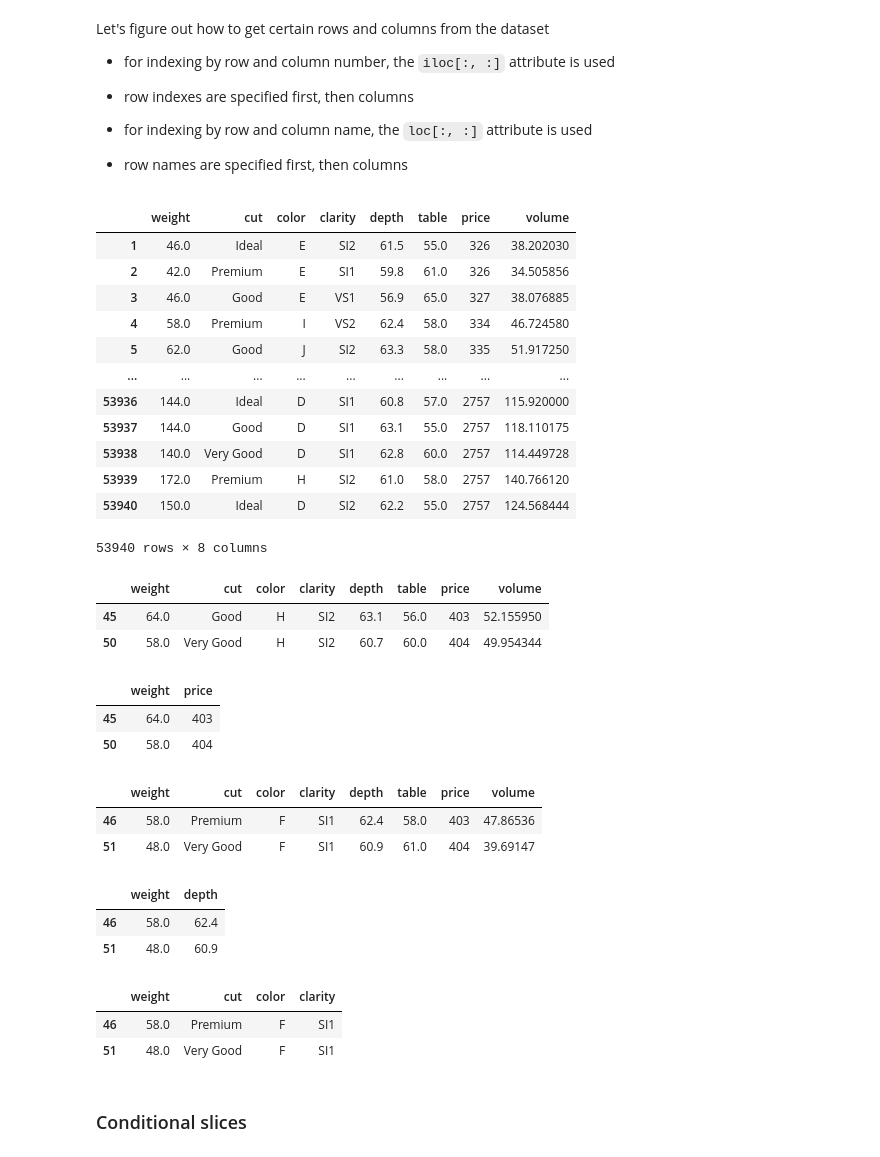
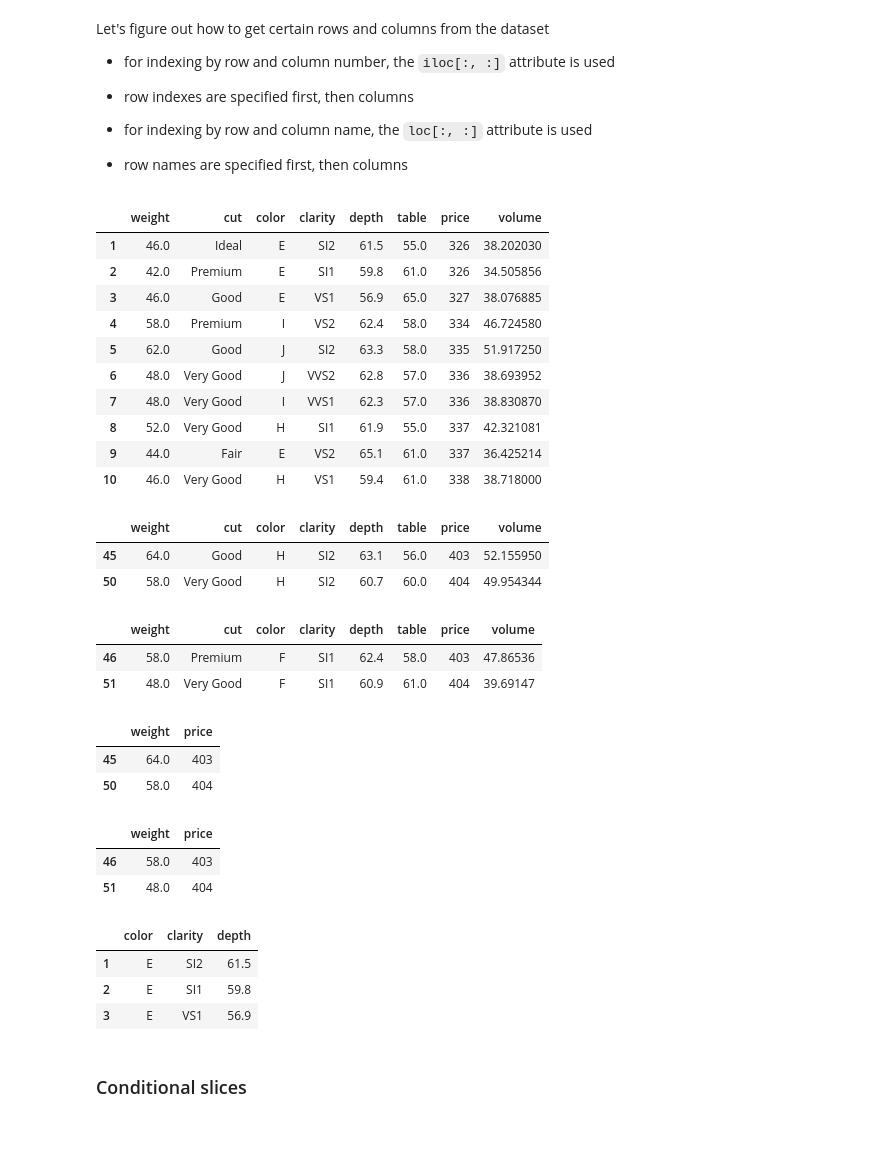
Before and after one commit to ilyaaaaaaaa/-Data_Analysis_HSE-UoL_IR.github.io, a Jupyter notebook: sems/sem071_pandas_intro.ipynb, the cells around one changed output. Drawn from its saved outputs; the diff is of its cells as text; code cells hidden in the pictures.

```diff
--- a/sems/sem071_pandas_intro.ipynb
+++ b/sems/sem071_pandas_intro.ipynb
@@ -680,21 +714,19 @@ Let's figure out how to get certain rows and columns from the dataset
 - row names are specified first, then columns
 # %%
 # indexes from 1 to 53940
-df
+df[:10]
 # %% [output]
 |  | weight | cut | color | clarity | depth | table | price | volume |
 | 1 | 46.0 | Ideal | E | SI2 | 61.5 | 55.0 | 326 | 38.202030 |
 | 2 | 42.0 | Premium | E | SI1 | 59.8 | 61.0 | 326 | 34.505856 |
 | 3 | 46.0 | Good | E | VS1 | 56.9 | 65.0 | 327 | 38.076885 |
 | 4 | 58.0 | Premium | I | VS2 | 62.4 | 58.0 | 334 | 46.724580 |
 | 5 | 62.0 | Good | J | SI2 | 63.3 | 58.0 | 335 | 51.917250 |
-| ... | ... | ... | ... | ... | ... | ... | ... | ... |
-| 53936 | 144.0 | Ideal | D | SI1 | 60.8 | 57.0 | 2757 | 115.920000 |
-| 53937 | 144.0 | Good | D | SI1 | 63.1 | 55.0 | 2757 | 118.110175 |
-| 53938 | 140.0 | Very Good | D | SI1 | 62.8 | 60.0 | 2757 | 114.449728 |
-| 53939 | 172.0 | Premium | H | SI2 | 61.0 | 58.0 | 2757 | 140.766120 |
-| 53940 | 150.0 | Ideal | D | SI2 | 62.2 | 55.0 | 2757 | 124.568444 |
+| 6 | 48.0 | Very Good | J | VVS2 | 62.8 | 57.0 | 336 | 38.693952 |
+| 7 | 48.0 | Very Good | I | VVS1 | 62.3 | 57.0 | 336 | 38.830870 |
+| 8 | 52.0 | Very Good | H | SI1 | 61.9 | 55.0 | 337 | 42.321081 |
+| 9 | 44.0 | Fair | E | VS2 | 65.1 | 61.0 | 337 | 36.425214 |
+| 10 | 46.0 | Very Good | H | VS1 | 59.4 | 61.0 | 338 | 38.718000 |
-53940 rows × 8 columns
 # %%
 # exactly 45 and 50 indexes
 df.loc[[45,50]]
@@ -702,6 +734,13 @@ df.loc[[45,50]]
 |  | weight | cut | color | clarity | depth | table | price | volume |
 | 45 | 64.0 | Good | H | SI2 | 63.1 | 56.0 | 403 | 52.155950 |
 | 50 | 58.0 | Very Good | H | SI2 | 60.7 | 60.0 | 404 | 49.954344 |
+# %%
+# indexes on the account 45 and 50 on the account from 0
+df.iloc[[45,50]]
+# %% [output]
+|  | weight | cut | color | clarity | depth | table | price | volume |
+| 46 | 58.0 | Premium | F | SI1 | 62.4 | 58.0 | 403 | 47.86536 |
+| 51 | 48.0 | Very Good | F | SI1 | 60.9 | 61.0 | 404 | 39.69147 |
 # %%
 # you can take part of the columns
 df.loc[[45,50], ['weight','price']]
@@ -709,27 +748,21 @@ df.loc[[45,50], ['weight','price']]
 |  | weight | price |
 | 45 | 64.0 | 403 |
 | 50 | 58.0 | 404 |
-# %%
-# indexes on the account 45 and 50 on the account from 0
-df.iloc[[45,50]]
-# %% [output]
-|  | weight | cut | color | clarity | depth | table | price | volume |
-| 46 | 58.0 | Premium | F | SI1 | 62.4 | 58.0 | 403 | 47.86536 |
-| 51 | 48.0 | Very Good | F | SI1 | 60.9 | 61.0 | 404 | 39.69147 |
 # %%
 # adding columns
-df.iloc[[45,50], [0,4]]
+df.iloc[[45,50], [0,6]]
 # %% [output]
-|  | weight | depth |
-| 46 | 58.0 | 62.4 |
-| 51 | 48.0 | 60.9 |
+|  | weight | price |
+| 46 | 58.0 | 403 |
+| 51 | 48.0 | 404 |
 # %%
 # you can also use slices
-df.iloc[[45,50], 0:4]
+df.iloc[:3, 2:5]
 # %% [output]
-|  | weight | cut | color | clarity |
-| 46 | 58.0 | Premium | F | SI1 |
-| 51 | 48.0 | Very Good | F | SI1 |
+|  | color | clarity | depth |
+| 1 | E | SI2 | 61.5 |
+| 2 | E | SI1 | 59.8 |
+| 3 | E | VS1 | 56.9 |
 # %% [markdown]
 ### Conditional slices
 # %% [markdown]
```
Also changed, not shown: parts of 18 cells of this notebook.
